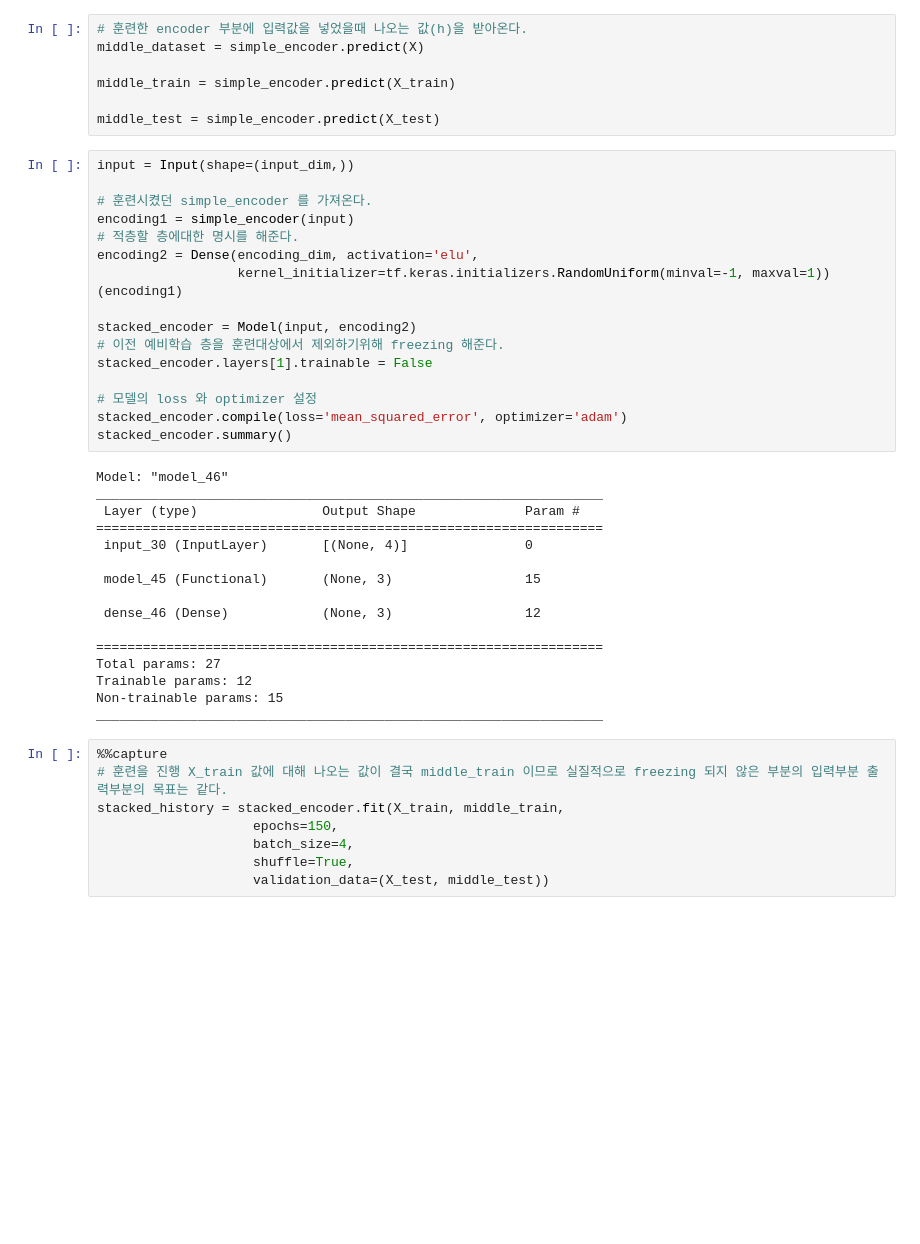
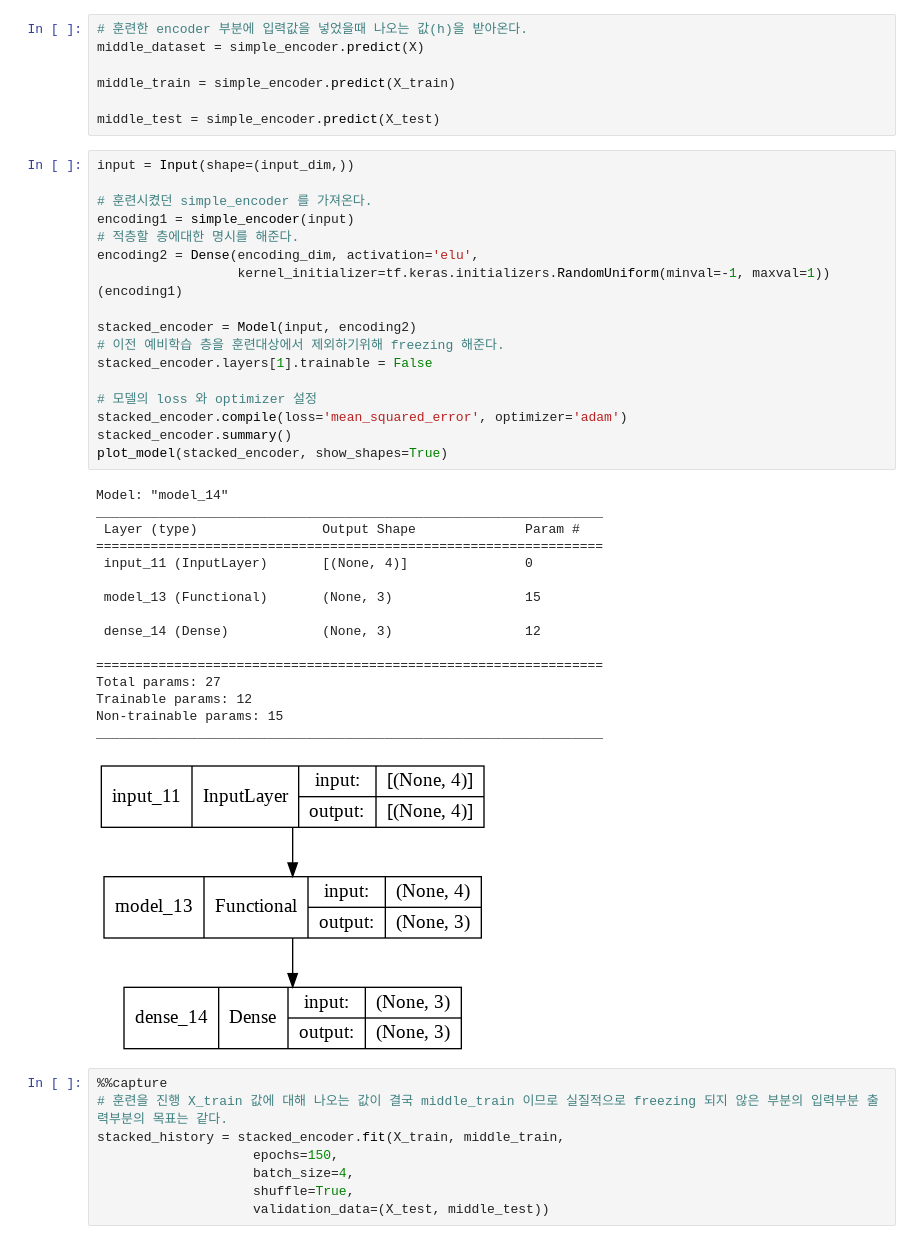
Before and after one commit to ChicagoPark/ML_Assignment, a Jupyter notebook: HW2_20161309_박영일_AutoEnc.ipynb, the cells around one changed output. Saved outputs shown, nothing was run; the diff lists cells and outputs as text; blank space fills up the shorter version.

```diff
--- a/HW2_20161309_박영일_AutoEnc.ipynb
+++ b/HW2_20161309_박영일_AutoEnc.ipynb
@@ -160,35 +160,37 @@ middle_test = simple_encoder.predict(X_test)
 # %%
 input = Input(shape=(input_dim,))
 
 # 훈련시켰던 simple_encoder 를 가져온다.
 encoding1 = simple_encoder(input)
 # 적층할 층에대한 명시를 해준다.
 encoding2 = Dense(encoding_dim, activation='elu',
                   kernel_initializer=tf.keras.initializers.RandomUniform(minval=-1, maxval=1))(encoding1)
 
 stacked_encoder = Model(input, encoding2)
 # 이전 예비학습 층을 훈련대상에서 제외하기위해 freezing 해준다.
 stacked_encoder.layers[1].trainable = False
 
 # 모델의 loss 와 optimizer 설정
 stacked_encoder.compile(loss='mean_squared_error', optimizer='adam')
 stacked_encoder.summary()
+plot_model(stacked_encoder, show_shapes=True)
 # %% [output]
-Model: "model_46"
+Model: "model_14"
 _________________________________________________________________
  Layer (type)                Output Shape              Param #
 =================================================================
- input_30 (InputLayer)       [(None, 4)]               0
+ input_11 (InputLayer)       [(None, 4)]               0
 
- model_45 (Functional)       (None, 3)                 15
+ model_13 (Functional)       (None, 3)                 15
 
- dense_46 (Dense)            (None, 3)                 12
+ dense_14 (Dense)            (None, 3)                 12
 
 =================================================================
 Total params: 27
 Trainable params: 12
 Non-trainable params: 15
 _________________________________________________________________
+[figure, added]
 # %%
 %%capture
 # 훈련을 진행 X_train 값에 대해 나오는 값이 결국 middle_train 이므로 실질적으로 freezing 되지 않은 부분의 입력부분 출력부분의 목표는 같다.
```
Also changed, not shown: parts of 7 cells of this notebook.
